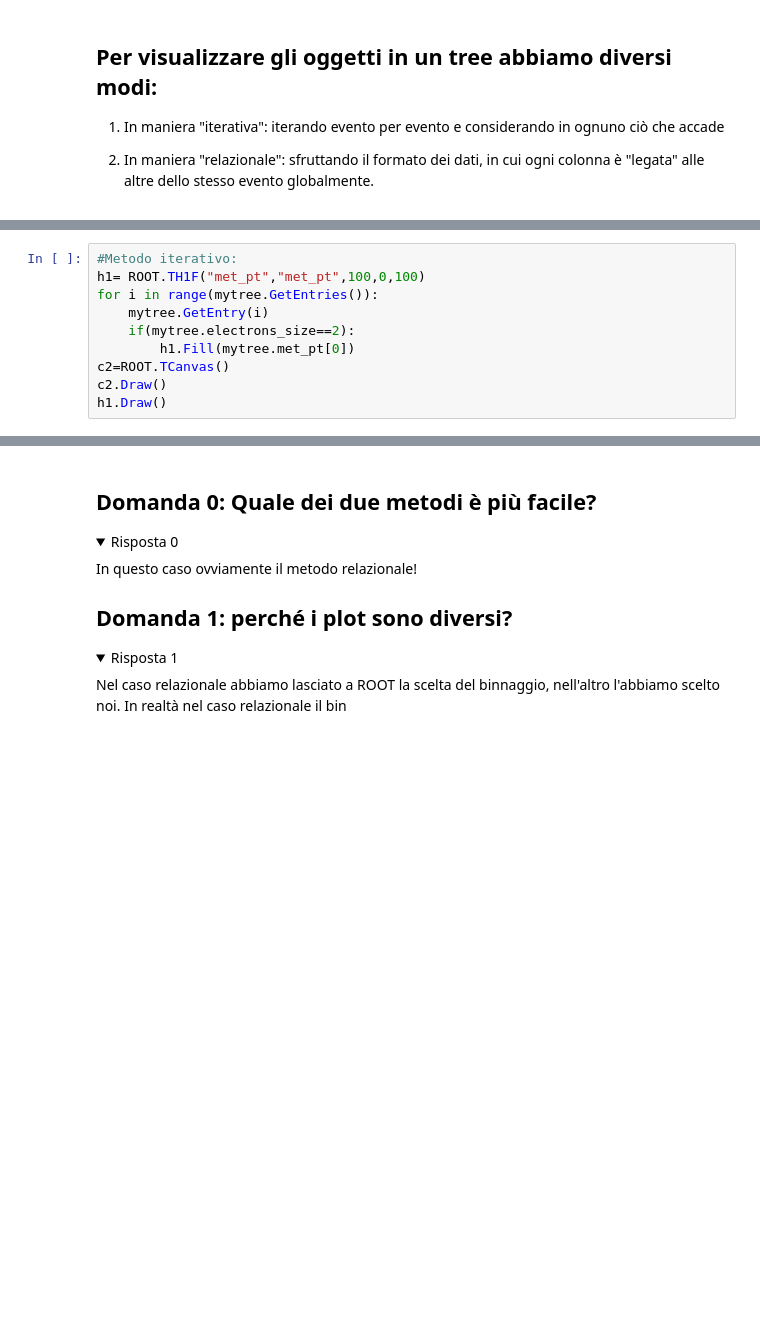
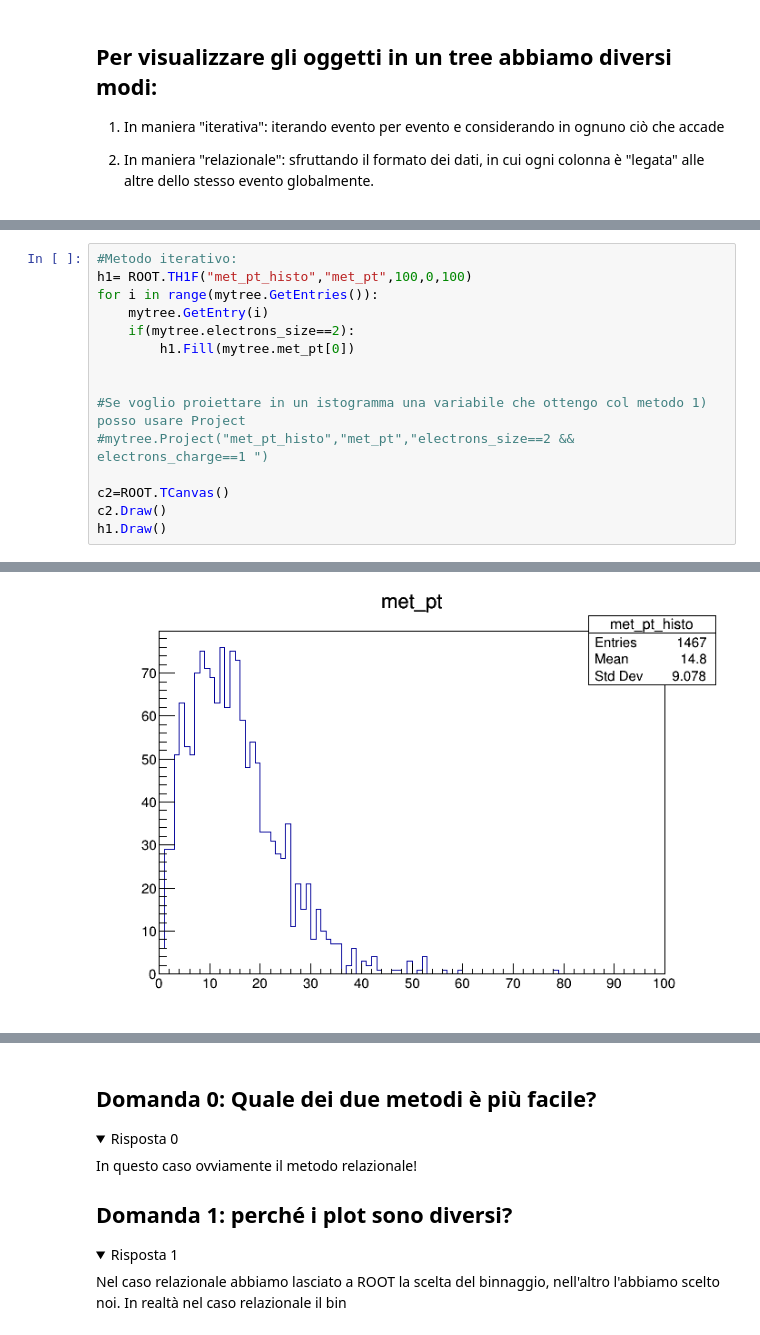
Before and after one commit to oiorio/AnalisiDati, a Jupyter notebook: 5. Entuple e formati di dati complessi/trees_and_ntuples.ipynb, the cells around one changed output, grey strips where cells are left out. Cells and saved outputs as stored; diff of their text form; folded sections open; blank space fills up the shorter version.

```diff
--- a/5. Entuple e formati di dati complessi/trees_and_ntuples.ipynb
+++ b/5. Entuple e formati di dati complessi/trees_and_ntuples.ipynb
@@ -140,10 +230,16 @@ mytree.Draw("met_pt","electrons_size==2")
 # %%
 #Metodo iterativo:
-h1= ROOT.TH1F("met_pt","met_pt",100,0,100)
+h1= ROOT.TH1F("met_pt_histo","met_pt",100,0,100)
 for i in range(mytree.GetEntries()):
     mytree.GetEntry(i)
     if(mytree.electrons_size==2):
         h1.Fill(mytree.met_pt[0])
+
+
+#Se voglio proiettare in un istogramma una variabile che ottengo col metodo 1) posso usare Project
+#mytree.Project("met_pt_histo","met_pt","electrons_size==2 && electrons_charge==1 ")
+
 c2=ROOT.TCanvas()
 c2.Draw()
 h1.Draw()
+# %% [output]
@@ -149,0 +247 @@ h1.Draw()
+[figure, added]
```
Also changed, not shown: parts of 18 cells of this notebook, 3 other files.
